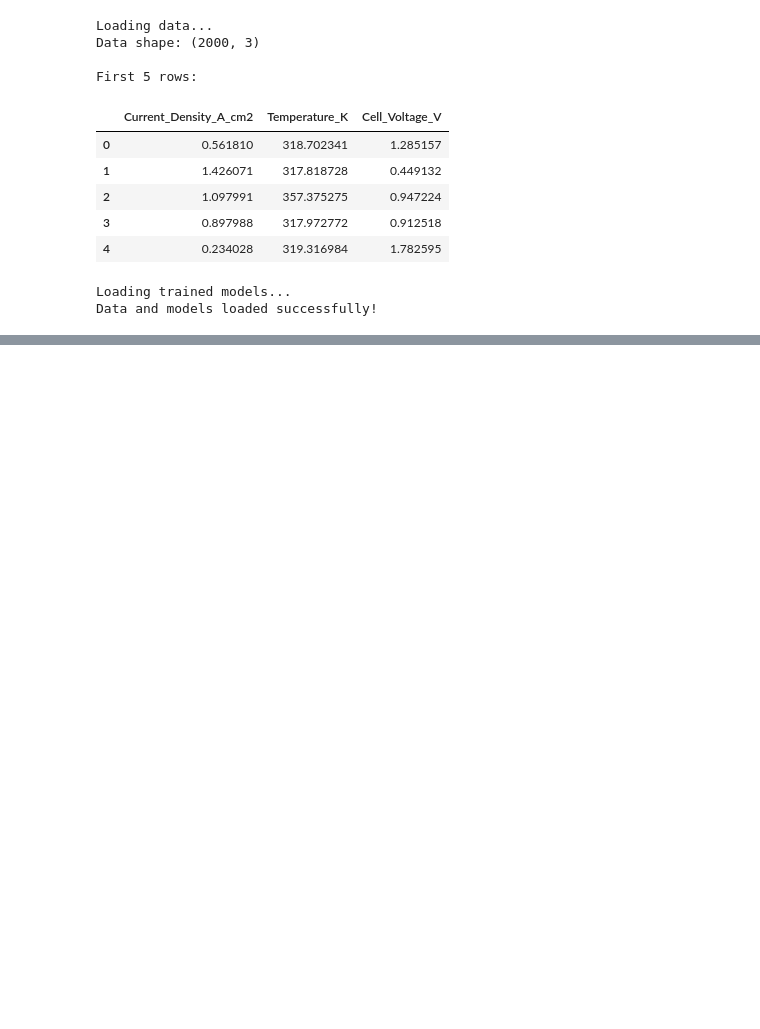
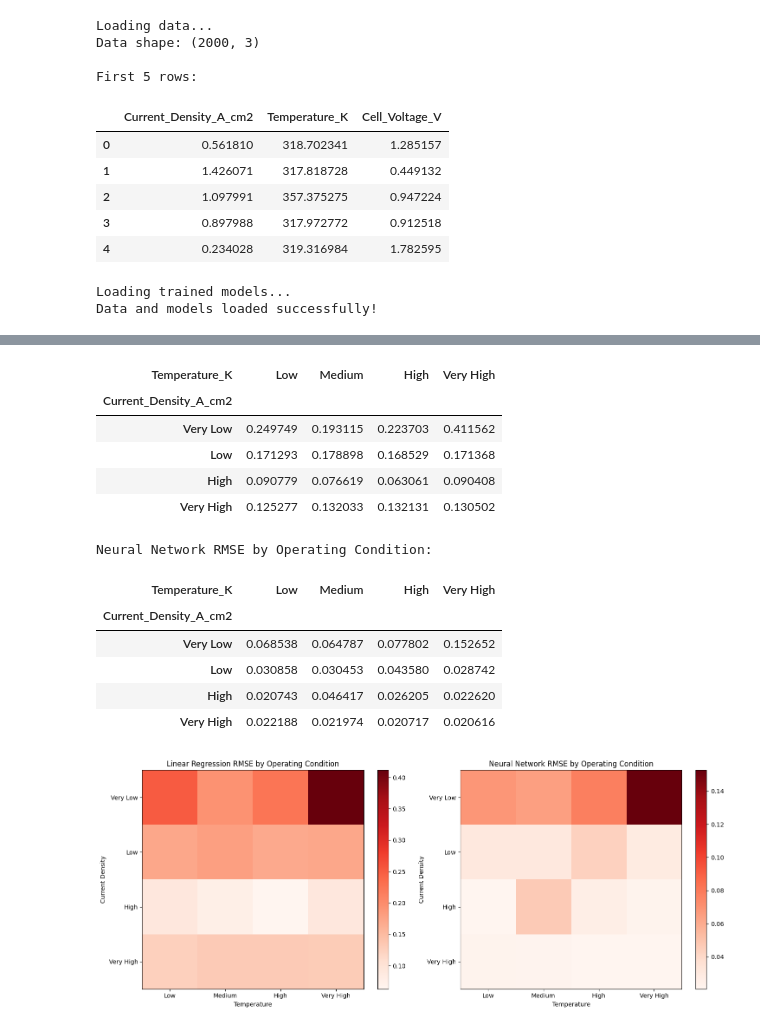
Before and after one commit to surak-alf/Fuel_Cell_prediction, a Jupyter notebook: notebooks/deep_analysis.ipynb, the cells around one changed output, grey strips where cells are left out. Cells and saved outputs as stored; diff of their text form; code cells hidden in the pictures; blank space fills up the shorter version.

```diff
--- a/notebooks/deep_analysis.ipynb
+++ b/notebooks/deep_analysis.ipynb
@@ -65,0 +452,66 @@ Data and models loaded successfully!
+# %%
+# 5.1 Error Analysis by Operating Point
+# Create a 2D grid of current density and temperature
+cd_bins = pd.cut(X_test['Current_Density_A_cm2'], bins=4, labels=['Very Low', 'Low', 'High', 'Very High'])
+temp_bins = pd.cut(X_test['Temperature_K'], bins=4, labels=['Low', 'Medium', 'High', 'Very High'])
+
+# Calculate RMSE for each combination
+error_grid_lr = pd.crosstab(cd_bins, temp_bins,
+                           values=(y_test - lr_pred)**2,
+                           aggfunc=lambda x: np.sqrt(x.mean()))
+
+error_grid_nn = pd.crosstab(cd_bins, temp_bins,
+                           values=(y_test - nn_pred)**2,
+                           aggfunc=lambda x: np.sqrt(x.mean()))
+
+print("Linear Regression RMSE by Operating Condition:")
+display(error_grid_lr)
+
+print("\nNeural Network RMSE by Operating Condition:")
+display(error_grid_nn)
+
+# 5.2 Visualization of error patterns
+fig, axes = plt.subplots(1, 2, figsize=(15, 6))
+
+# Heatmap for Linear Regression
+im1 = axes[0].imshow(error_grid_lr, cmap='Reds', aspect='auto')
+axes[0].set_xticks(range(len(error_grid_lr.columns)))
+axes[0].set_yticks(range(len(error_grid_lr.index)))
+axes[0].set_xticklabels(error_grid_lr.columns)
+axes[0].set_yticklabels(error_grid_lr.index)
+axes[0].set_xlabel('Temperature')
+axes[0].set_ylabel('Current Density')
+axes[0].set_title('Linear Regression RMSE by Operating Condition')
+plt.colorbar(im1, ax=axes[0])
+
+# Heatmap for Neural Network
+im2 = axes[1].imshow(error_grid_nn, cmap='Reds', aspect='auto')
+axes[1].set_xticks(range(len(error_grid_nn.columns)))
+axes[1].set_yticks(range(len(error_grid_nn.index)))
+axes[1].set_xticklabels(error_grid_nn.columns)
+axes[1].set_yticklabels(error_grid_nn.index)
+axes[1].set_xlabel('Temperature')
+axes[1].set_ylabel('Current Density')
+axes[1].set_title('Neural Network RMSE by Operating Condition')
+plt.colorbar(im2, ax=axes[1])
+
+plt.tight_layout()
+plt.show()
+
+# 5.3 Statistical analysis of error patterns
+print("Error Pattern Analysis:")
+print(f"Linear Regression - Mean RMSE across all conditions: {error_grid_lr.values.mean():.6f} V")
+print(f"Neural Network - Mean RMSE across all conditions: {error_grid_nn.values.mean():.6f} V")
+print(f"Improvement: {(error_grid_lr.values.mean() - error_grid_nn.values.mean()) / error_grid_lr.values.mean() * 100:.2f}%")
+
+# Find where each model performs best and worst
+lr_min_error_condition = error_grid_lr.stack().idxmin()
+lr_max_error_condition = error_grid_lr.stack().idxmax()
+nn_min_error_condition = error_grid_nn.stack().idxmin()
+nn_max_error_condition = error_grid_nn.stack().idxmax()
+
+print(f"\nLinear Regression performs best at: {lr_min_error_condition} (RMSE: {error_grid_lr.loc[lr_min_error_condition]:.6f} V)")
+print(f"Linear Regression performs worst at: {lr_max_error_condition} (RMSE: {error_grid_lr.loc[lr_max_error_condition]:.6f} V)")
+print(f"Neural Network performs best at: {nn_min_error_condition} (RMSE: {error_grid_nn.loc[nn_min_error_condition]:.6f} V)")
+print(f"Neural Network performs worst at: {nn_max_error_condition} (RMSE: {error_grid_nn.loc[nn_max_error_condition]:.6f} V)")
+# %% [output]
@@ -65,0 +519,14 @@ Data and models loaded successfully!
+| Temperature_K | Low | Medium | High | Very High |
+| Current_Density_A_cm2 |  |  |  |  |
+| Very Low | 0.249749 | 0.193115 | 0.223703 | 0.411562 |
+| Low | 0.171293 | 0.178898 | 0.168529 | 0.171368 |
+| High | 0.090779 | 0.076619 | 0.063061 | 0.090408 |
+| Very High | 0.125277 | 0.132033 | 0.132131 | 0.130502 |
+Neural Network RMSE by Operating Condition:
+| Temperature_K | Low | Medium | High | Very High |
+| Current_Density_A_cm2 |  |  |  |  |
+| Very Low | 0.068538 | 0.064787 | 0.077802 | 0.152652 |
+| Low | 0.030858 | 0.030453 | 0.043580 | 0.028742 |
+| High | 0.020743 | 0.046417 | 0.026205 | 0.022620 |
+| Very High | 0.022188 | 0.021974 | 0.020717 | 0.020616 |
+[figure, added]
```
Also changed, not shown: parts of 7 cells of this notebook.
